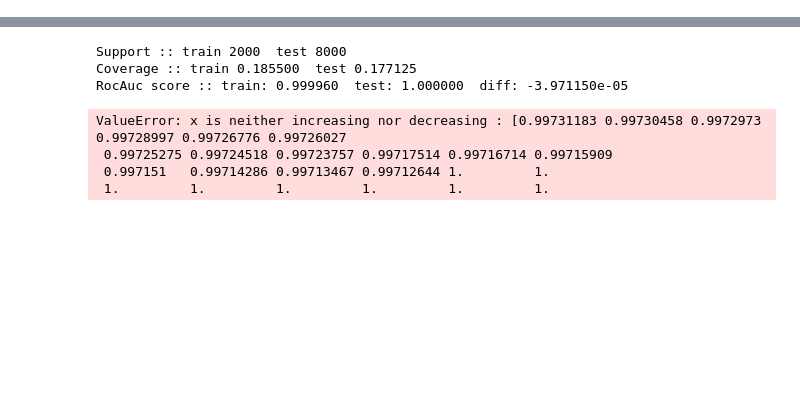
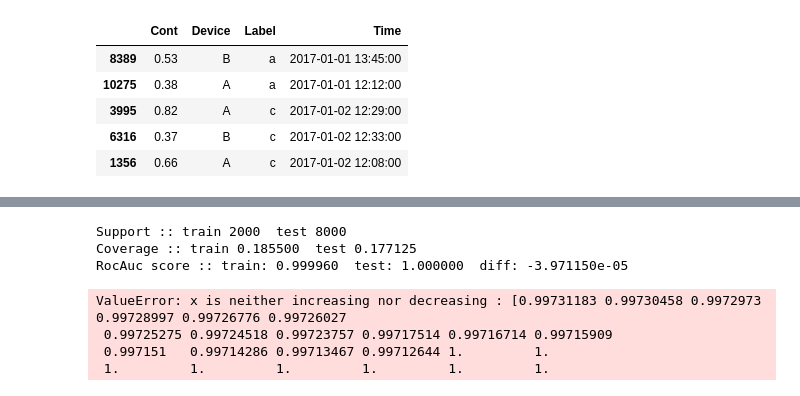
Before and after one commit to mzoll/sklearnext, a Jupyter notebook: resources/notebooks/simplistic_example.ipynb, the cells around one changed output, grey strips where cells are left out. Saved outputs shown, nothing was run; the diff lists cells and outputs as text; code cells hidden in the pictures; blank space fills up the shorter version.

```diff
--- a/resources/notebooks/simplistic_example.ipynb
+++ b/resources/notebooks/simplistic_example.ipynb
@@ -77,3 +84,12 @@ print(X_train.shape, y_train.shape, X_test.shape, y_test.shape)
+# %%
+X_train.head()
+# %% [output]
+|  | Cont | Device | Label | Time |
+| 8389 | 0.53 | B | a | 2017-01-01 13:45:00 |
+| 10275 | 0.38 | A | a | 2017-01-01 12:12:00 |
+| 3995 | 0.82 | A | c | 2017-01-02 12:29:00 |
+| 6316 | 0.37 | B | c | 2017-01-02 12:33:00 |
+| 1356 | 0.66 | A | c | 2017-01-02 12:08:00 |
 # %%
 #======================
 # PIPELINE ASSEMBLY
```
Also changed, not shown: parts of 9 cells of this notebook.
